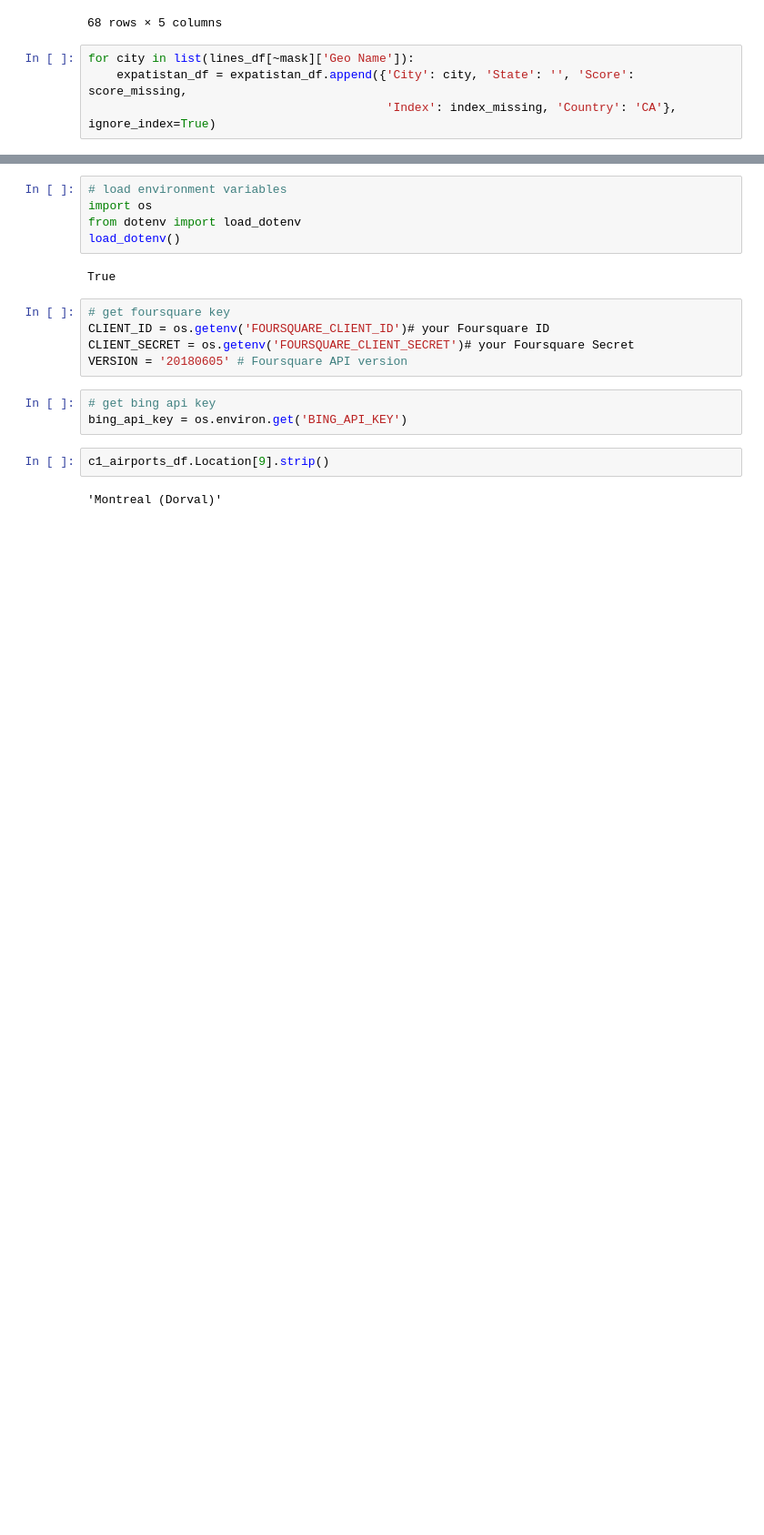
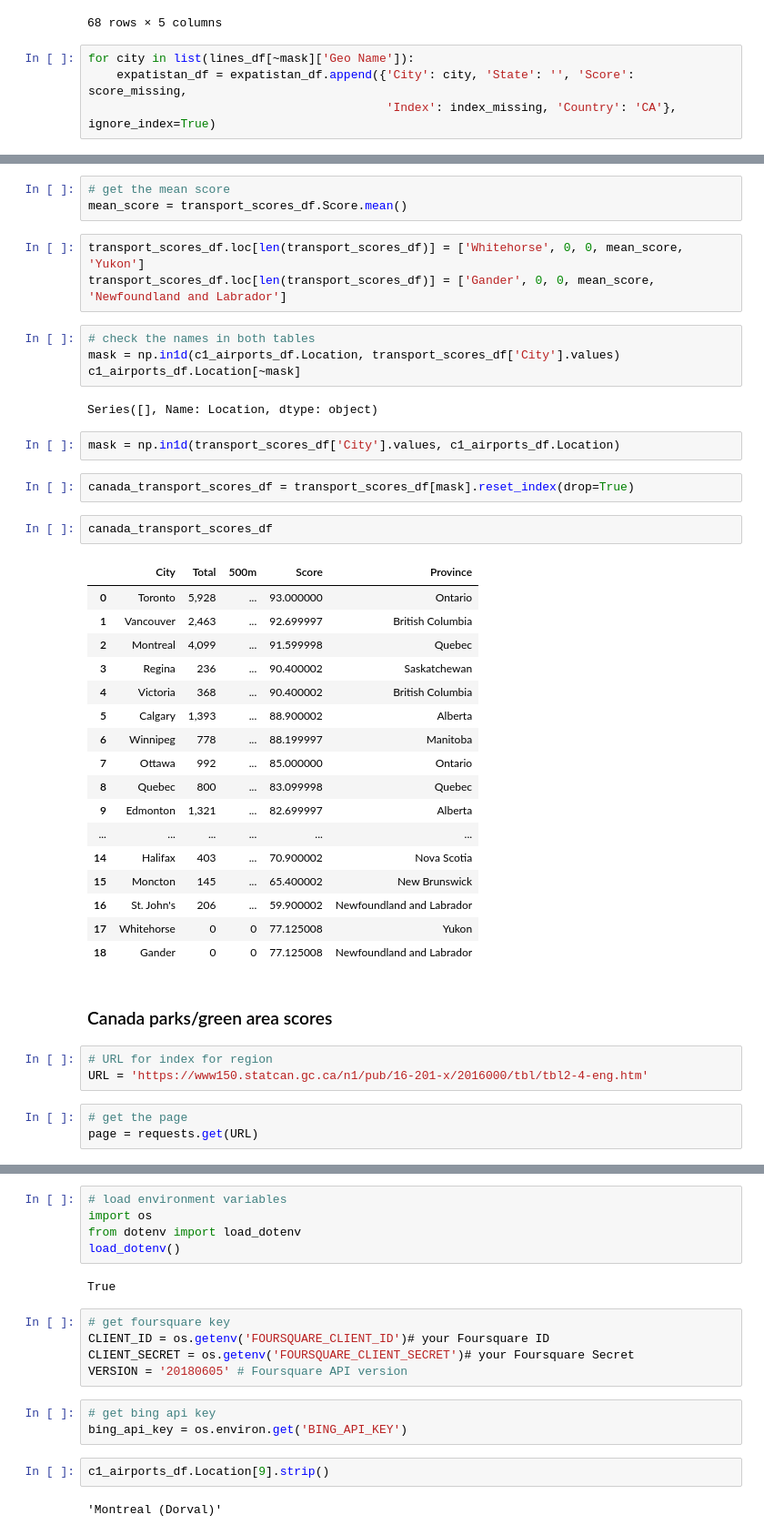
Before and after one commit to caos21/Coursera_Capstone, a Jupyter notebook: capstone-project-data.ipynb, the cells around one changed output, grey strips where cells are left out. Shown at 91% size. Saved outputs shown, nothing was run; the diff lists cells and outputs as text; blank space fills up the shorter version.

Commit message:
Added Transport and parks data

```diff
--- a/capstone-project-data.ipynb
+++ b/capstone-project-data.ipynb
@@ -584,0 +860,44 @@ expatistan_df
+# %%
+# get the mean score
+mean_score = transport_scores_df.Score.mean()
+# %%
+transport_scores_df.loc[len(transport_scores_df)] = ['Whitehorse', 0, 0, mean_score, 'Yukon']
+transport_scores_df.loc[len(transport_scores_df)] = ['Gander', 0, 0, mean_score, 'Newfoundland and Labrador']
+# %%
+# check the names in both tables
+mask = np.in1d(c1_airports_df.Location, transport_scores_df['City'].values)
+c1_airports_df.Location[~mask]
+# %% [output]
+Series([], Name: Location, dtype: object)
+# %%
+mask = np.in1d(transport_scores_df['City'].values, c1_airports_df.Location)
+# %%
+canada_transport_scores_df = transport_scores_df[mask].reset_index(drop=True)
+# %%
+canada_transport_scores_df
+# %% [output]
+|  | City | Total | 500m | Score | Province |
+| 0 | Toronto | 5,928 | ... | 93.000000 | Ontario |
+| 1 | Vancouver | 2,463 | ... | 92.699997 | British Columbia |
+| 2 | Montreal | 4,099 | ... | 91.599998 | Quebec |
+| 3 | Regina | 236 | ... | 90.400002 | Saskatchewan |
+| 4 | Victoria | 368 | ... | 90.400002 | British Columbia |
+| 5 | Calgary | 1,393 | ... | 88.900002 | Alberta |
+| 6 | Winnipeg | 778 | ... | 88.199997 | Manitoba |
+| 7 | Ottawa | 992 | ... | 85.000000 | Ontario |
+| 8 | Quebec | 800 | ... | 83.099998 | Quebec |
+| 9 | Edmonton | 1,321 | ... | 82.699997 | Alberta |
+| ... | ... | ... | ... | ... | ... |
+| 14 | Halifax | 403 | ... | 70.900002 | Nova Scotia |
+| 15 | Moncton | 145 | ... | 65.400002 | New Brunswick |
+| 16 | St. John's | 206 | ... | 59.900002 | Newfoundland and Labrador |
+| 17 | Whitehorse | 0 | 0 | 77.125008 | Yukon |
+| 18 | Gander | 0 | 0 | 77.125008 | Newfoundland and Labrador |
+# %% [markdown]
+### Canada parks/green area scores
+# %%
+# URL for index for region
+URL = 'https://www150.statcan.gc.ca/n1/pub/16-201-x/2016000/tbl/tbl2-4-eng.htm'
+# %%
+# get the page
+page = requests.get(URL)
```
Also changed, not shown: parts of 109 cells of this notebook.
